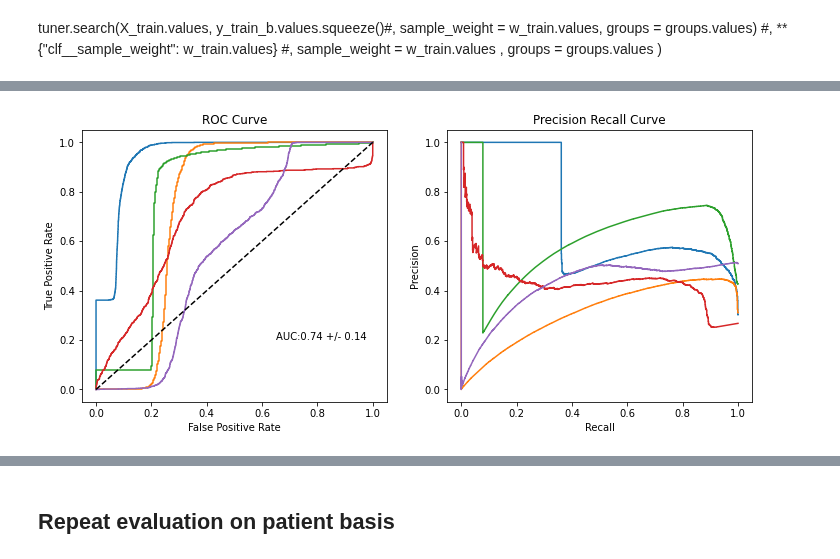
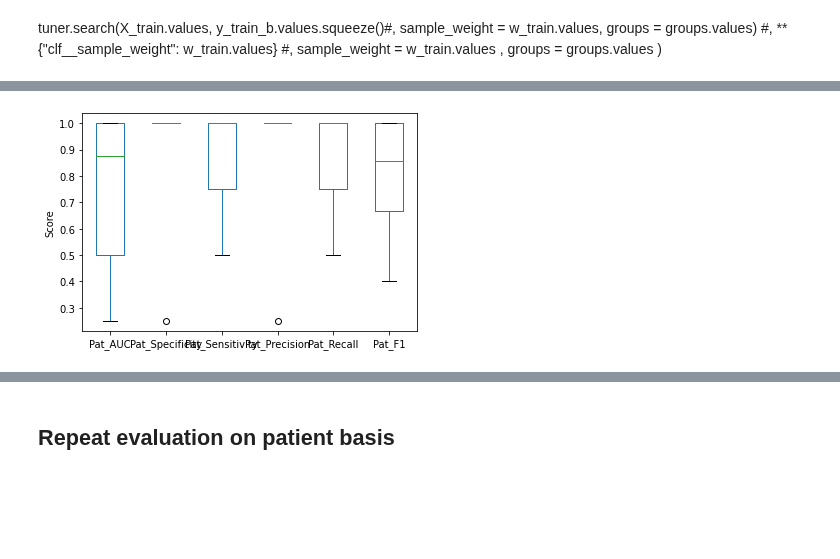
Before and after one commit to c-whitley/PHD, a Jupyter notebook: Prognosis.ipynb, the cells around one changed output, grey strips where cells are left out. Cells and saved outputs as stored; diff of their text form; code cells hidden in the pictures; blank space fills up the shorter version.

```diff
--- a/Prognosis.ipynb
+++ b/Prognosis.ipynb
@@ -1180,26 +1166,0 @@ ax2.set_title('Precision Recall Curve');
-# %%
-fig, (ax, ax2) = plt.subplots(ncols = 2, figsize = (12, 5))
-#fig.suptitle(y_Var)
-
-for _, row in results.iterrows():
-
-    ax.plot(row["FPR_curve"], row["TPR_curve"])
-
-ax.plot([0,1],[0,1], c = "black", linestyle = '--')
-ax.set_xlabel('False Positive Rate')
-ax.set_ylabel('True Positive Rate')
-ax.set_title('ROC Curve')
-
-ax.text(0.65, 0.2, "AUC:{:.2f} +/- {:.2f}".format(results["AUC"].mean(), results["AUC"].std()))
-
-for _, row in results.iterrows():
-
-    ax2.plot(row["rec_curve"], row["prec_curve"])
-
-ax2.set_xlabel('Recall')
-ax2.set_ylabel('Precision')
-ax2.set_title('Precision Recall Curve');
-
-#fig.savefig(os.path.join(file_place, "ROC_scores.png"), bbox_inches = 'tight')
-# %% [output]
-[figure, removed]
@@ -1208,3 +1167,13 @@ results.describe()
+# %%
+fig, ax = plt.subplots(ncols = 1)
+
+results[["Pat_AUC", "Pat_Specificity", "Pat_Sensitivity", "Pat_Precision", "Pat_Recall", "Pat_F1"]].plot.box(ax = ax)
+ax.set_ylabel("Score");
+
+results.to_excel(os.path.join(file_place, "Confusion_Matrix_bad.xlsx"))
+fig.savefig(os.path.join(file_place, "pat_scores.png"), bbox_inches = 'tight')
+# %% [output]
+[figure, added]
 # %%
 fig, ax = plt.subplots(ncols = 1)
 fig.suptitle(y_Var)
```
Also changed, not shown: parts of 11 cells of this notebook.
